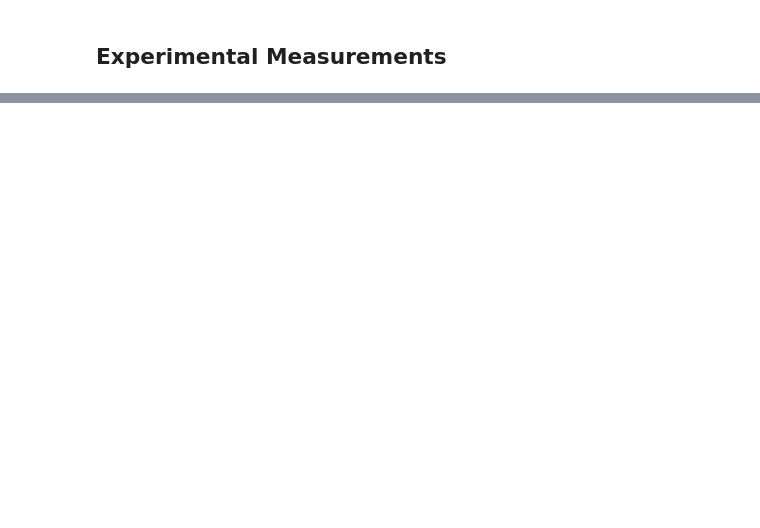
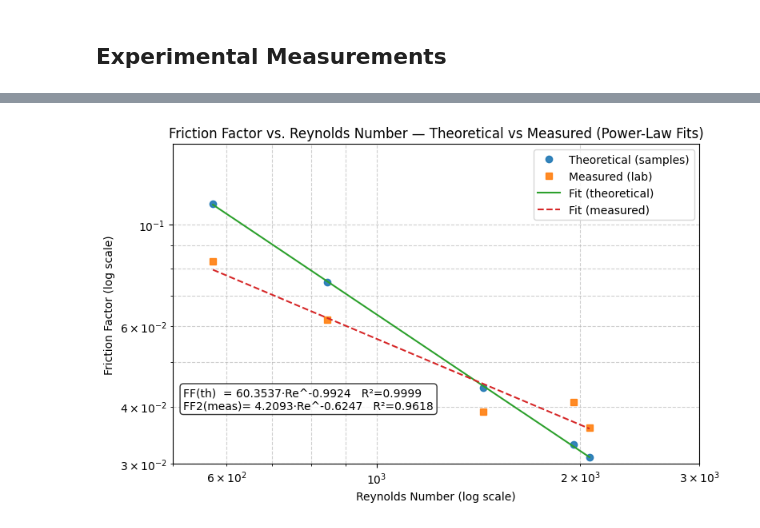
Before and after one commit to dustykat/ce-3105-webroot, a Jupyter notebook: 1-LabManual/_build/jupyter_execute/experiments/7ex4-pipeloss/ex4_sample_report.ipynb, the cells around one changed output, grey strips where cells are left out. Saved outputs shown, nothing was run; the diff lists cells and outputs as text; code cells hidden in the pictures; blank space fills up the shorter version.

```diff
--- a/1-LabManual/_build/jupyter_execute/experiments/7ex4-pipeloss/ex4_sample_report.ipynb
+++ b/1-LabManual/_build/jupyter_execute/experiments/7ex4-pipeloss/ex4_sample_report.ipynb
@@ -122,0 +114,94 @@ def area_circle(diameter):
+# %%
+import numpy as np
+import matplotlib.pyplot as plt
+
+# ----------------------------
+# Data
+# ----------------------------
+RE = np.array([573, 845, 1437, 1953, 2063])
+# FF = theoretical; FF2 = measured (fill in your measured values)
+FF  = np.array([0.111, 0.075, 0.044, 0.033, 0.031])   # theoretical (~64/RE)
+FF2 = np.array([0.083 , 0.062 , 0.039 , 0.041 , 0.036])   # <<< lab measured/computed
+
+# ----------------------------
+# Prototype Functions
+# ----------------------------
+def fit_powerlaw(x_val, y_val):
+    """
+    Fit y = a * x^b via log-log linear regression.
+    Returns: a, b, r2, y_pred
+    """
+    x = np.log(x_val)
+    y = np.log(y_val)
+    b, ln_a = np.polyfit(x, y, 1)
+    a = np.exp(ln_a)
+
+    y_pred = a * x_val**b
+    ss_res = np.sum((y_val - y_pred)**2)
+    ss_tot = np.sum((y_val - y_val.mean())**2)
+    r2 = 1 - ss_res/ss_tot
+    return a, b, r2, y_pred
+
+# ----------------------------
+# Fits
+# ----------------------------
+a1, b1, r2_1, FF_pred  = fit_powerlaw(RE, FF)
+a2, b2, r2_2, FF2_pred = fit_powerlaw(RE, FF2)
+
+# Smooth curve for plotting
+RE_fit = np.linspace(RE.min(), RE.max(), 400)
+FF_fit  = a1 * RE_fit**b1
+FF2_fit = a2 * RE_fit**b2
+
+# Equation strings
+eqn1 = f"FF(th)  = {a1:.4f}·Re^{b1:.4f}   R²={r2_1:.4f}"
+eqn2 = f"FF2(meas)= {a2:.4f}·Re^{b2:.4f}   R²={r2_2:.4f}"
+
+print(eqn1)
+print(eqn2)
+
+# ----------------------------
+# Plot (log–log)
+# ----------------------------
+fig, ax = plt.subplots(figsize=(8, 5))
+
+# Data
+ax.plot(RE, FF,  'o',  label='Theoretical (samples)', alpha=0.9)
+ax.plot(RE, FF2, 's',  label='Measured (lab)', alpha=0.9)
+
+# Fits
+ax.plot(RE_fit, FF_fit,  '-',  label='Fit (theoretical)')
+ax.plot(RE_fit, FF2_fit, '--', label='Fit (measured)')
+
+# Axes scaling and limits
+ax.set_xscale('log')
+ax.set_yscale('log')
+ax.set_xlim(500, 3000)
+ax.set_ylim(0.03, 0.15)
+
+# Labels, grid, legend
+ax.set_xlabel('Reynolds Number (log scale)')
+ax.set_ylabel('Friction Factor (log scale)')
+ax.set_title('Friction Factor vs. Reynolds Number — Theoretical vs Measured (Power-Law Fits)')
+ax.grid(True, which='both', linestyle='--', alpha=0.6)
+ax.legend()
+
+# Annotation
+ax.text(
+    0.02, 0.24,
+    eqn1 + "\n" + eqn2,
+    transform=ax.transAxes, va='top', ha='left',
+    bbox=dict(boxstyle='round', facecolor='white', alpha=0.8)
+)
+
+plt.tight_layout()
+plt.show()
+
+# ----------------------------
+# (Optional) If you want to overlay the canonical laminar theory f=64/Re:
+# ----------------------------
+# FF_theory_curve = 64.0 / RE_fit
+# ax.plot(RE_fit, FF_theory_curve, ':', label='f = 64 / Re')
+# ax.legend()
+# plt.show()
+# %% [output]
@@ -122,0 +210 @@ def area_circle(diameter):
+[figure, added]
```
Also changed, not shown: parts of 26 cells of this notebook, 14 other files.
